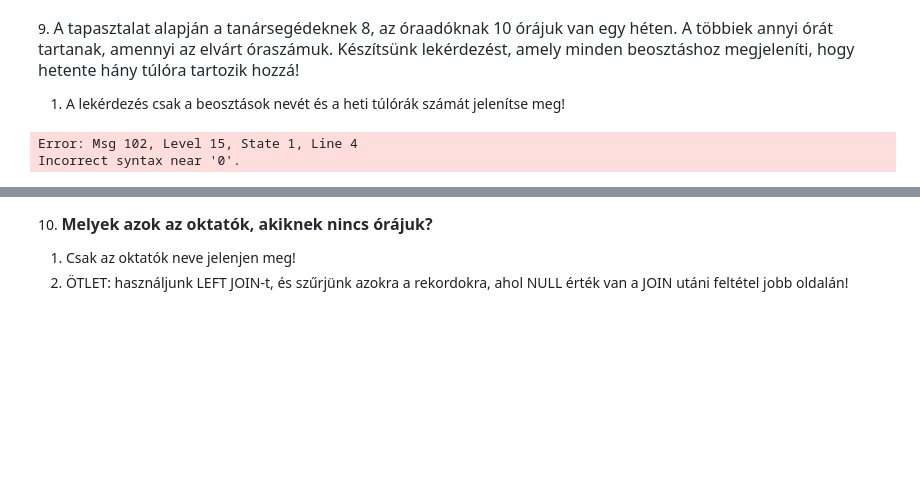
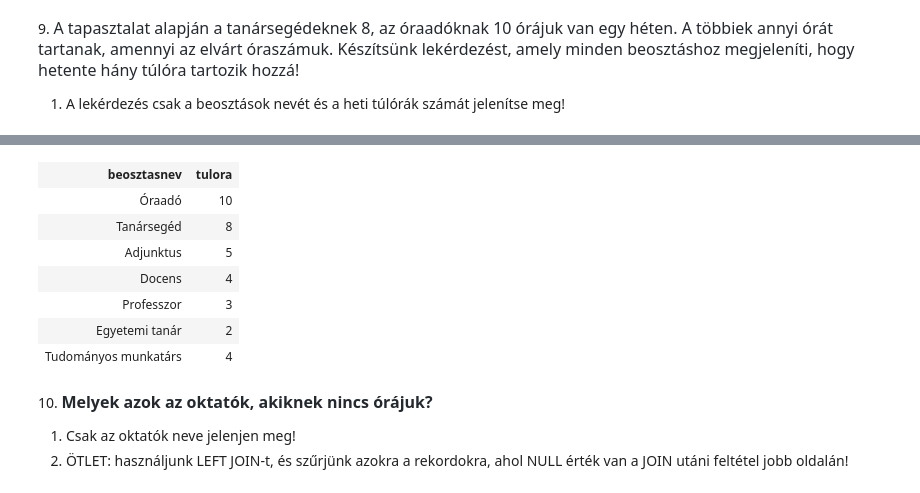
Before and after one commit to KedvesAnita/Adat, a Jupyter notebook: gyakorlat02_feladatok megoldva.ipynb, the cells around one changed output, grey strips where cells are left out. Drawn from its saved outputs; the diff is of its cells as text; code cells hidden in the pictures; blank space fills up the shorter version.

```diff
--- a/gyakorlat02_feladatok megoldva.ipynb
+++ b/gyakorlat02_feladatok megoldva.ipynb
@@ -204,12 +204,9 @@ Total execution time: 00:00:00.010
 # %%
 SELECT Beosztasok.beosztasnev,
 CASE
-when beosztasnev='tanársegéd' then 8 -elvart
-when beosztasnev = 'óraadó' then 10- elvartelse 0
-ELSE 0
+when beosztasnev='tanársegéd' then 8
+when beosztasnev = 'óraadó' then 10
+else elvart
 end as 'tulora'
-from Orak Join Oktatok on Orak.tanar= Oktato.oktato_id
-join Beosztasok On Oktato.beosztas = Beosztasok.beosztas_id
+from Beosztasok
 # %% [output]
-Error: Msg 102, Level 15, State 1, Line 4
-Incorrect syntax near '0'.
@@ -217,3 +215,11 @@ Total execution time: 00:00:00.006
+| beosztasnev | tulora |
+| Óraadó | 10 |
+| Tanársegéd | 8 |
+| Adjunktus | 5 |
+| Docens | 4 |
+| Professzor | 3 |
+| Egyetemi tanár | 2 |
+| Tudományos munkatárs | 4 |
 # %% [markdown]
 10. <span style="font-weight: 600; color: rgb(36, 41, 47); font-family: -apple-system, BlinkMacSystemFont, &quot;Segoe UI&quot;, Helvetica, Arial, sans-serif, &quot;Apple Color Emoji&quot;, &quot;Segoe UI Emoji&quot;; font-size: 16px;">Melyek azok az oktatók, akiknek nincs órájuk?</span>
 
```
Also changed, not shown: parts of 6 cells of this notebook, 1 other file.
